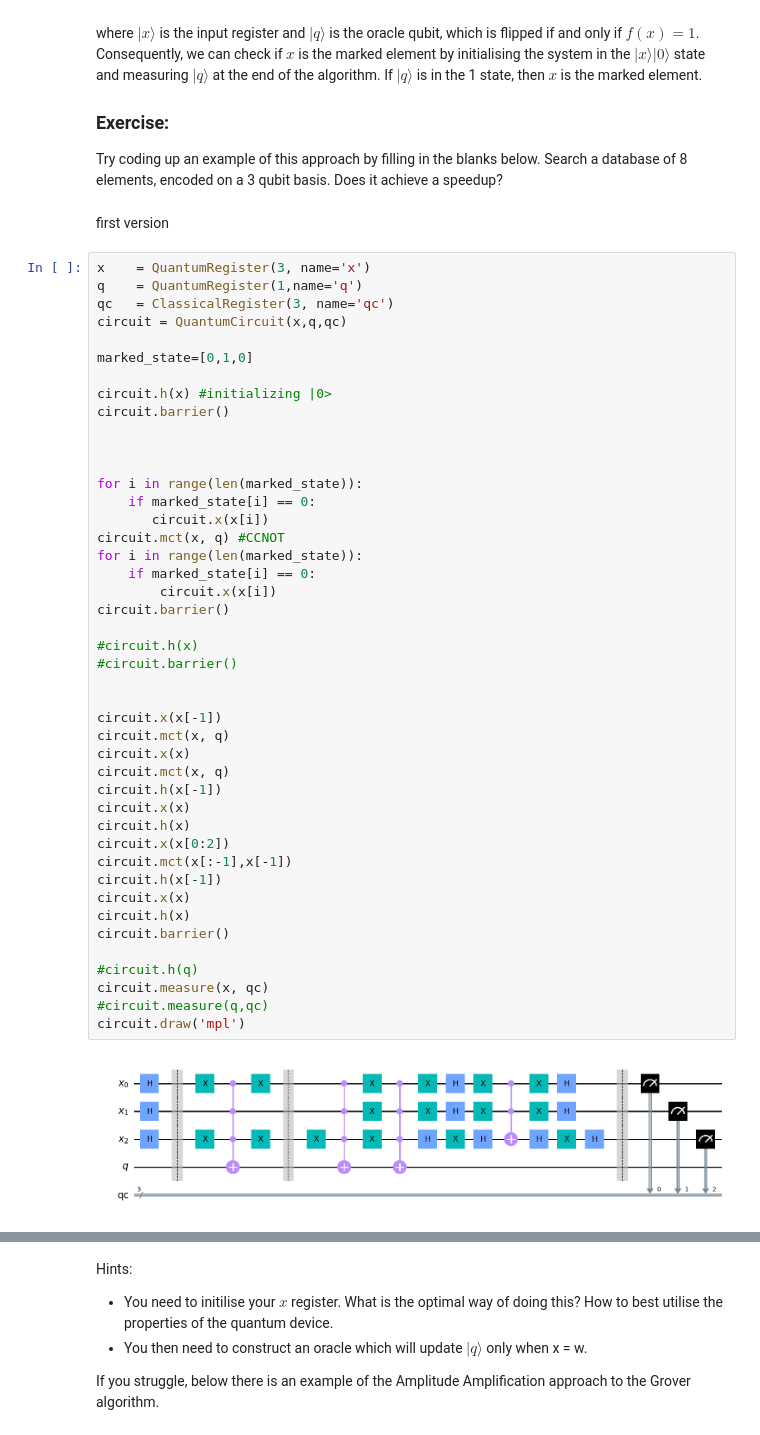
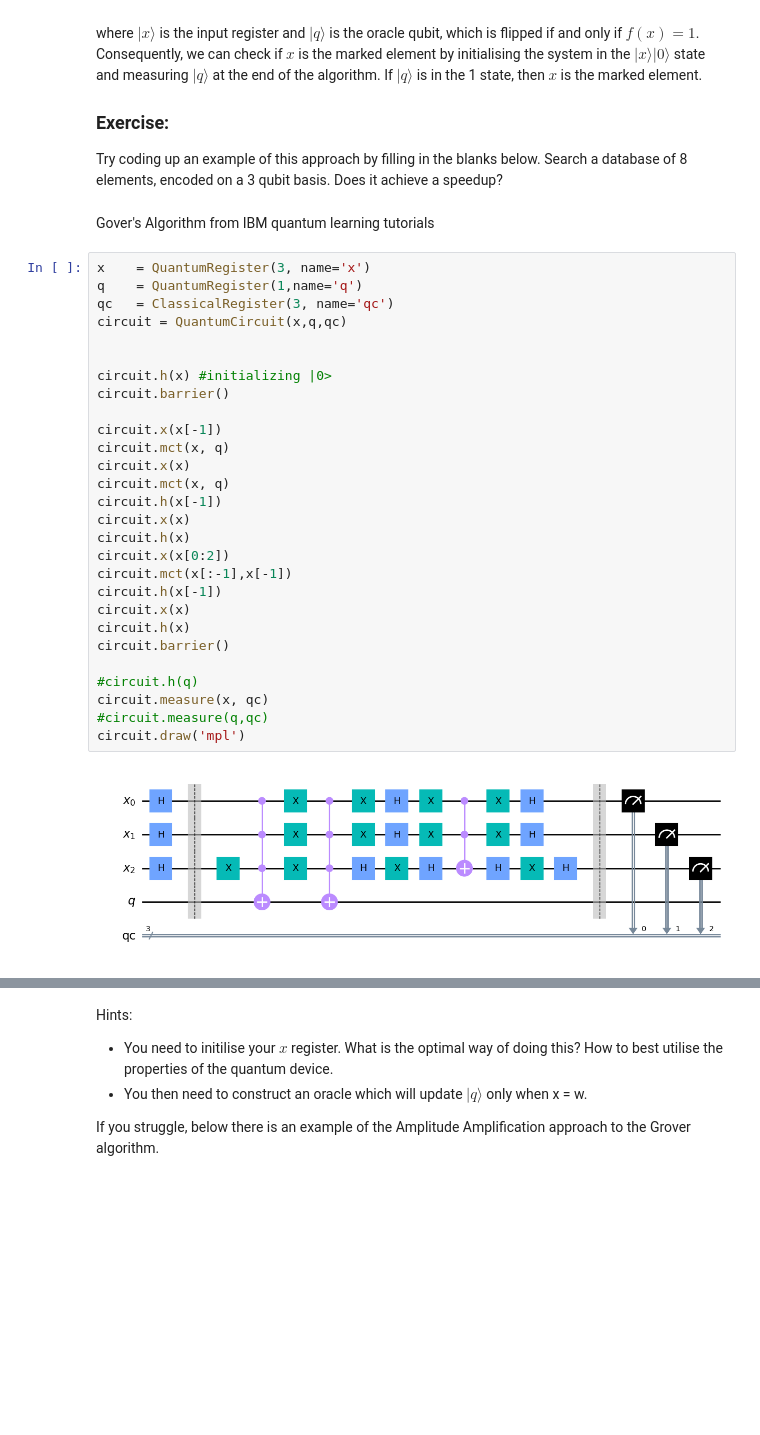
Before and after one commit to karakoulaki/MResProject, a Jupyter notebook: Grover_and_AmplitudeAmplification.ipynb, the cells around one changed output, grey strips where cells are left out. Cells and saved outputs as stored; diff of their text form; blank space fills up the shorter version.

Commit message:
trying Grover's algorithm

```diff
--- a/Grover_and_AmplitudeAmplification.ipynb
+++ b/Grover_and_AmplitudeAmplification.ipynb
@@ -36,53 +36,37 @@ where $\vert x \rangle$ is the input register and $\vert q \rangle$ is the oracl
 
 Try coding up an example of this approach by filling in the blanks below. Search a database of 8 elements, encoded on a 3 qubit basis. Does it achieve a speedup?
 # %% [markdown]
-first version
+Gover's Algorithm from IBM quantum learning tutorials
 # %%
 x    = QuantumRegister(3, name='x')
 q    = QuantumRegister(1,name='q')
 qc   = ClassicalRegister(3, name='qc')
 circuit = QuantumCircuit(x,q,qc)
 
-marked_state=[0,1,0]
 
 circuit.h(x) #initializing |0>
 circuit.barrier()
-
-
-
-for i in range(len(marked_state)):
-    if marked_state[i] == 0:
-       circuit.x(x[i])
-circuit.mct(x, q) #CCNOT
-for i in range(len(marked_state)):
-    if marked_state[i] == 0:
-        circuit.x(x[i])
-circuit.barrier()
-
-#circuit.h(x)
-#circuit.barrier()
-
 
 circuit.x(x[-1])
 circuit.mct(x, q)
 circuit.x(x)
 circuit.mct(x, q)
 circuit.h(x[-1])
 circuit.x(x)
 circuit.h(x)
 circuit.x(x[0:2])
 circuit.mct(x[:-1],x[-1])
 circuit.h(x[-1])
 circuit.x(x)
 circuit.h(x)
 circuit.barrier()
 
 #circuit.h(q)
 circuit.measure(x, qc)
 #circuit.measure(q,qc)
 circuit.draw('mpl')
 # %% [output]
-[figure, old version]
+[figure, new version]
 # %%
 job = execute(circuit, sim, shots=1000)
 job_monitor(job)
```
Also changed, not shown: parts of 6 cells of this notebook.
